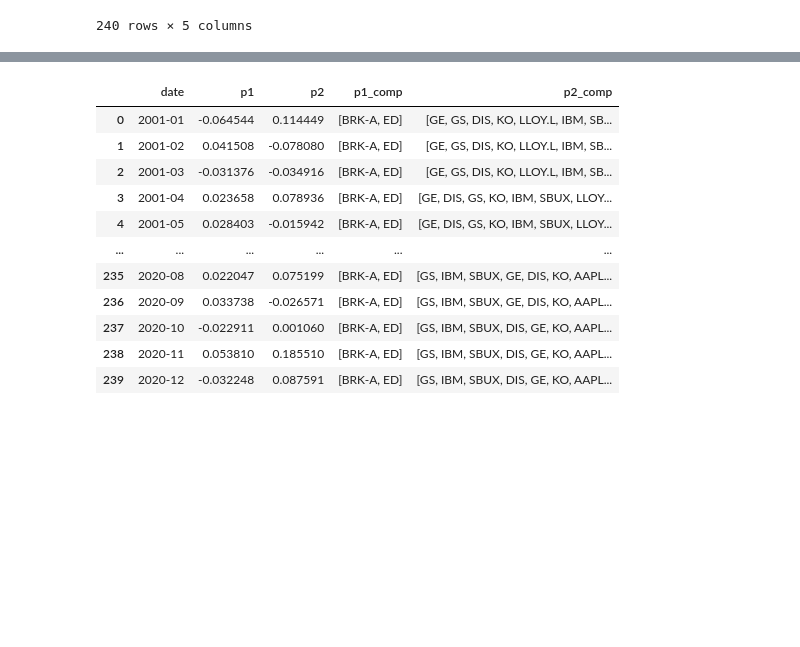
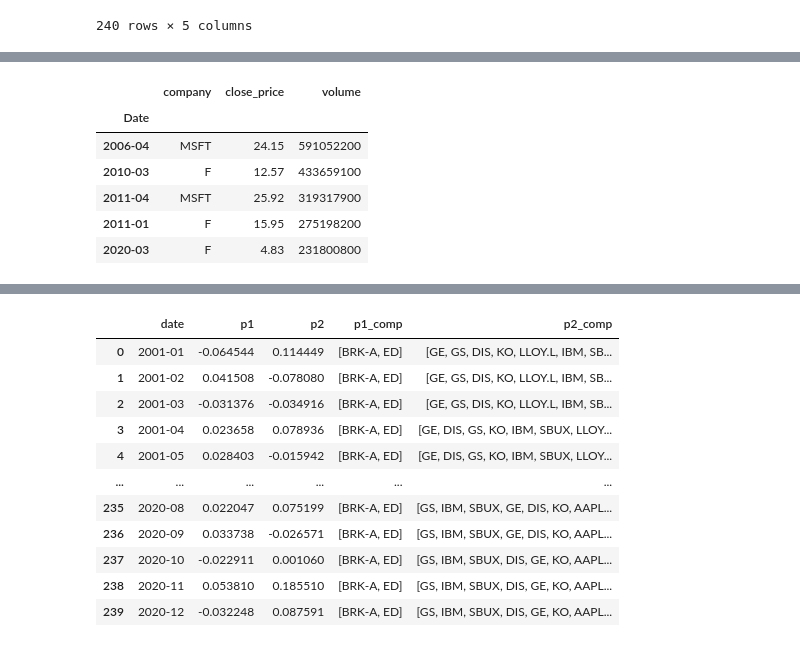
Before and after one commit to maxbranting/investment-theory, a Jupyter notebook: zadanieostatniezaj.ipynb, the cells around one changed output, grey strips where cells are left out. Saved outputs shown, nothing was run; the diff lists cells and outputs as text; code cells hidden in the pictures; blank space fills up the shorter version.

```diff
--- a/zadanieostatniezaj.ipynb
+++ b/zadanieostatniezaj.ipynb
@@ -337,0 +416,17 @@ q3
+# %%
+portfolio_size = 11
+small_p = .5
+big_p = .5
+small_cnt = int((portfolio_size*small_p)//1)
+big_cnt = round(portfolio_size*big_p)
+
+
+df.sort_values('volume',ascending = False).head(small_cnt)
+# %% [output]
+|  | company | close_price | volume |
+| Date |  |  |  |
+| 2006-04 | MSFT | 24.15 | 591052200 |
+| 2010-03 | F | 12.57 | 433659100 |
+| 2011-04 | MSFT | 25.92 | 319317900 |
+| 2011-01 | F | 15.95 | 275198200 |
+| 2020-03 | F | 4.83 | 231800800 |
```
Also changed, not shown: parts of 13 cells of this notebook, 1 other file.
